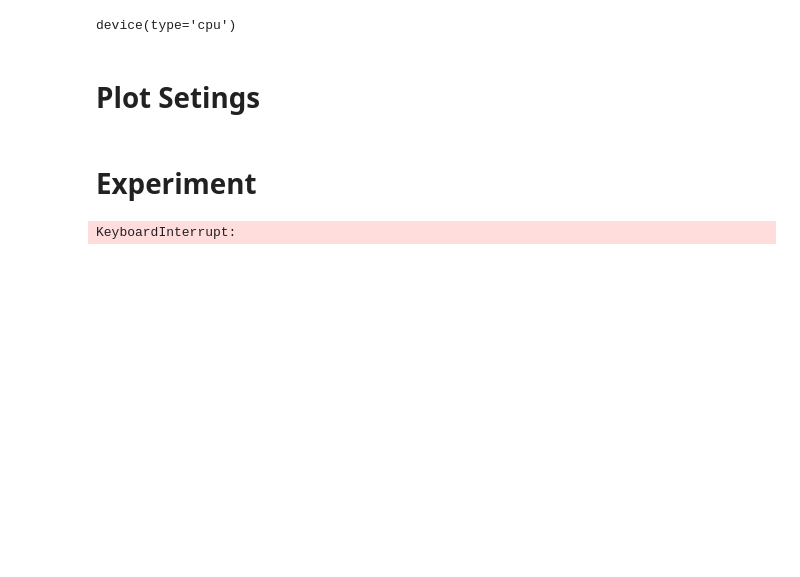
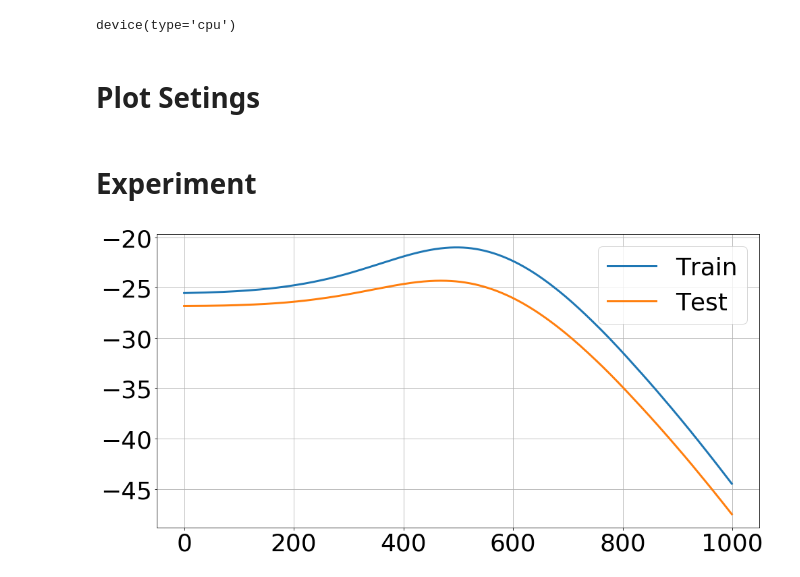
Before and after one commit to Intelligent-Systems-Phystech/model_selection, a Jupyter notebook: Grabovoy/practice/main.ipynb, the cells around one changed output. Saved outputs shown, nothing was run; the diff lists cells and outputs as text; code cells hidden in the pictures; blank space fills up the shorter version.

Commit message:
add model

```diff
--- a/Grabovoy/practice/main.ipynb
+++ b/Grabovoy/practice/main.ipynb
@@ -13,7 +28,7 @@ from tqdm import tqdm as tqdm
 # %%
 from utils import gradient, jacobian, hessian
 # %%
-device = torch.device("cpu" if torch.cuda.is_available() else "cpu")
+device = torch.device("cuda" if torch.cuda.is_available() else "cpu")
 device
 # %% [output]
 device(type='cpu')
@@ -27,21 +42,21 @@ plt.rcParams['ytick.labelsize'] = 36
 plt.rcParams['legend.fontsize'] = 36
 plt.rcParams['axes.titlesize']=36
 plt.rcParams['axes.labelsize']=36
-plt.rcParams['figure.figsize'] = (24.0, 12.0)
-plt.rcParams['font.size'] = 40
+plt.rcParams['figure.figsize'] = (16.0, 8.0)
+plt.rcParams['font.size'] = 24
 # %% [markdown]
 # Experiment
 # %%
-m = 128
-n = 3
+m = 256
+n = 50
 
 w = np.random.randn(n)
 
 X_train = np.random.randn(m, n)
-Y_train = (X_train@w).reshape([-1, 1])
+Y_train = (X_train@w + 0.001*np.random.randn(m)).reshape([-1, 1])
 
 X_test = np.random.randn(m, n)
-Y_test = (X_test@w).reshape([-1, 1])
+Y_test = (X_test@w+ 0.001*np.random.randn(m)).reshape([-1, 1])
 # %%
 train_data = TensorDataset(torch.Tensor(X_train).to(device), torch.Tensor(Y_train).to(device))
 test_data = TensorDataset(torch.Tensor(X_test).to(device), torch.Tensor(Y_test).to(device))
@@ -120,35 +135,41 @@ class Neural(nn.Module):
         return torch.mean((out - batch_y)**2)
 # %%
-model = Neural(input_dim=n, output_dim=1)
+model = Neural(input_dim=n, output_dim=1, hidden_dim=1)
 List_of_step = []
 
 alpha = 0.0001
 
 for ep in tqdm(range(1000)):
-    generator = DataLoader(train_data, batch_size=4, shuffle=True)
+    generator = DataLoader(train_data, batch_size=64, shuffle=True)
     for batch_x, batch_y in generator:
-        bh_size = len(batch_y)
-
-        # оптимизация энтропии
+        # подсчет энтропии
         model.zero_grad()
-        margin_likelihood = -model.margin_likelihood(batch_x, batch_y)
+        margin_log_likelihood = -model.margin_log_likelihood(batch_x, batch_y)
 
         list_of_w = []
         for w in model.parameters():
             list_of_w.append(w)
 
-        model.S = (model.S+torch.log(torch.det(torch.eye(model.D, device=device) - alpha*hessian(margin_likelihood, list_of_w)))).detach()
+        model.S = (model.S+torch.log(torch.det(torch.eye(model.D, device=device) - alpha*hessian(margin_log_likelihood, list_of_w)))).detach()
 
-        # оптимизация параметров сетки
+        # оптимизация параметров модели
         model.zero_grad()
 
         optimazer = optim.SGD(model.parameters(), lr=alpha)
 
         loss = model.loss(batch_x, batch_y)
         loss.backward()
 
         optimazer.step()
 
-    List_of_step.append((model.S.item(), model.log_priot_all().item(), model.loglikelihood(batch_x, batch_y).item()))
+    List_of_step.append((model.S.item(), model.log_priot_all().item(), len(Y_tr), model.loglikelihood(X_tr, Y_tr).item(), len(Y_ts), model.loglikelihood(X_ts, Y_ts).item()))
+
+
+plt.plot([item[0]+(item[1]+item[3])/item[2] for item in List_of_step], label = 'Train')
+plt.plot([item[0]+(item[1]+item[5])/item[4] for item in List_of_step], label = 'Test')
+
+plt.grid()
+plt.legend(loc='best')
+plt.show()
 # %% [output]
-KeyboardInterrupt:
+[figure, added]
```
Also changed, not shown: parts of 5 cells of this notebook.
